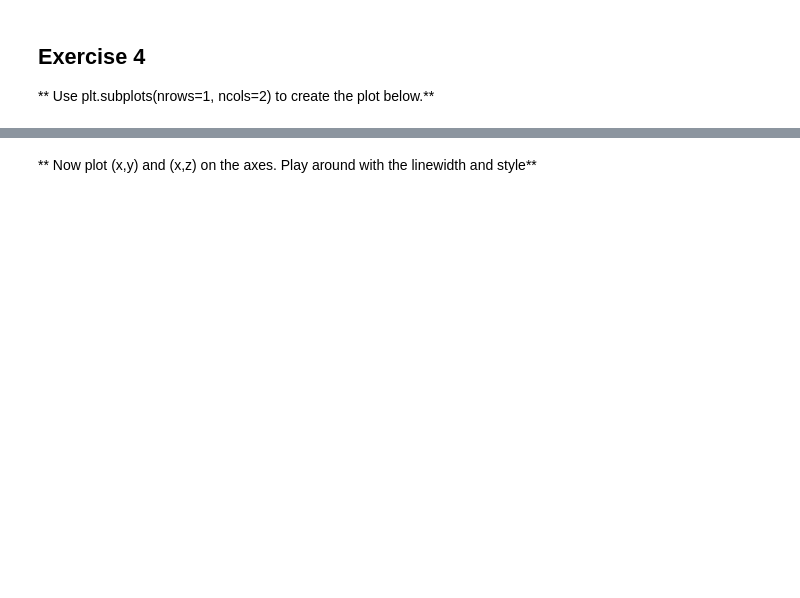
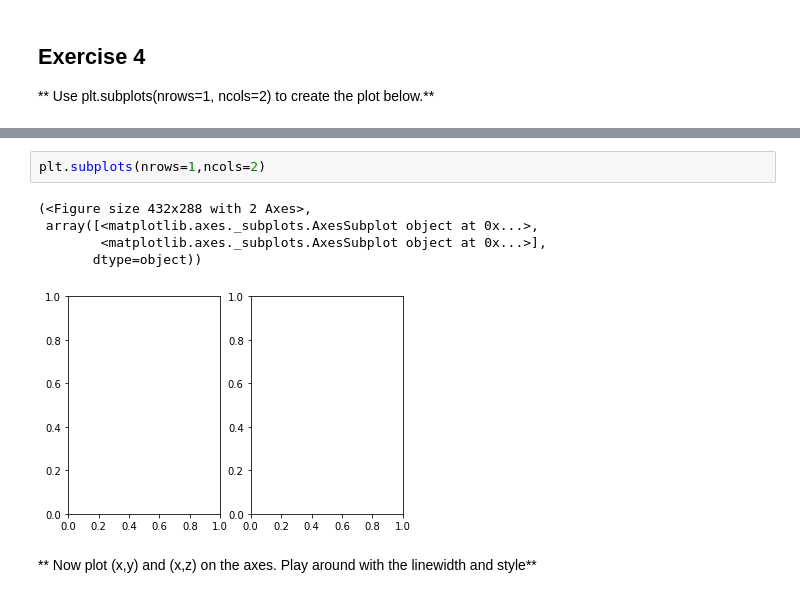
Before and after one commit to paulocalado/python_for_ml, a Jupyter notebook: Refactored_Py_DS_ML_Bootcamp-master/05-Data-Visualization-with-Matplotlib/02-Matplotlib Exercises.ipynb, the cells around one changed output, grey strips where cells are left out. Cells and saved outputs as stored; diff of their text form; blank space fills up the shorter version.

```diff
--- a/Refactored_Py_DS_ML_Bootcamp-master/05-Data-Visualization-with-Matplotlib/02-Matplotlib Exercises.ipynb
+++ b/Refactored_Py_DS_ML_Bootcamp-master/05-Data-Visualization-with-Matplotlib/02-Matplotlib Exercises.ipynb
@@ -90,2 +106,10 @@ axes2.plot(x,y)
+# %%
+plt.subplots(nrows=1,ncols=2)
+# %% [output]
+(<Figure size 432x288 with 2 Axes>,
+ array([<matplotlib.axes._subplots.AxesSubplot object at 0x...>,
+        <matplotlib.axes._subplots.AxesSubplot object at 0x...>],
+       dtype=object))
+[figure, added]
 # %% [markdown]
 ** Now plot (x,y) and (x,z) on the axes. Play around with the linewidth and style**
```
Also changed, not shown: parts of 9 cells of this notebook, 2 other files.
